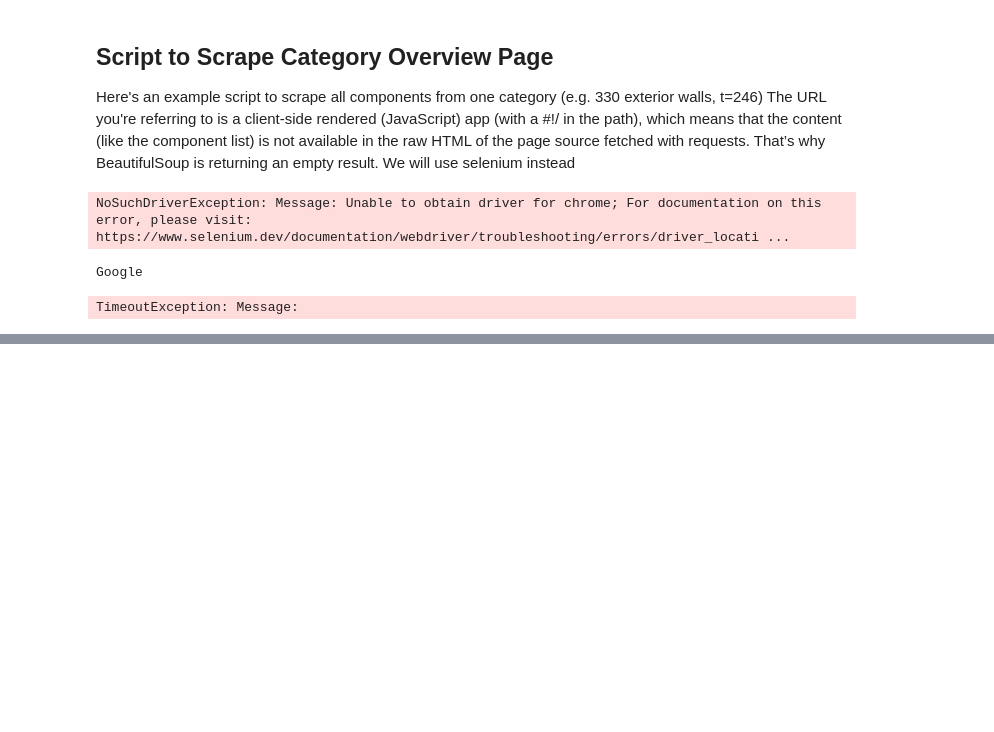
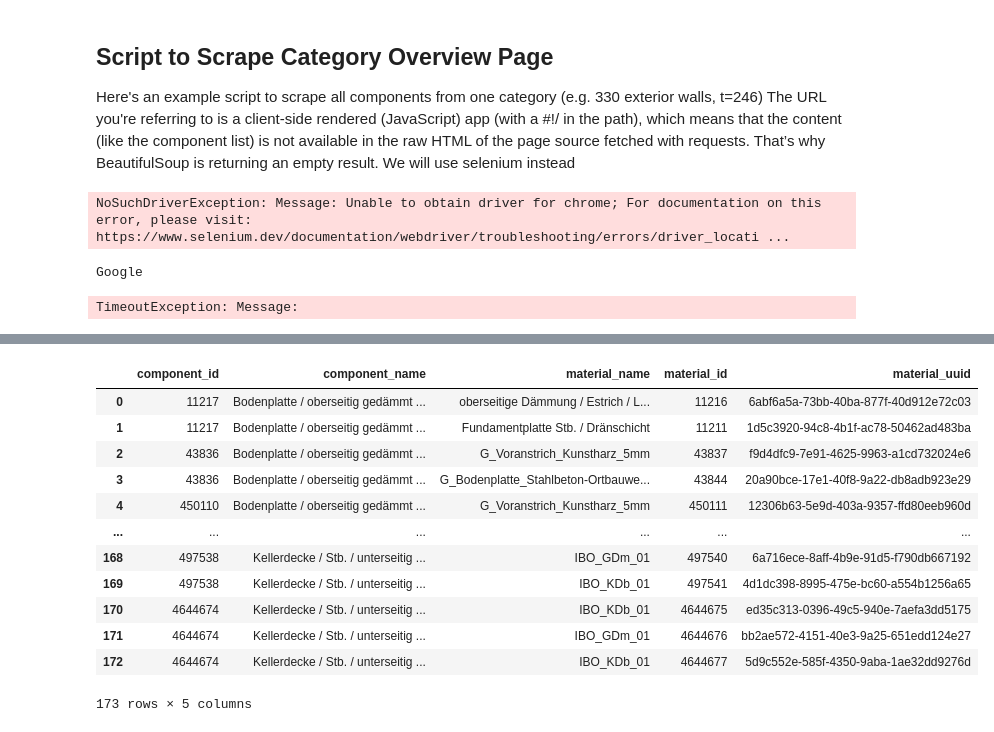
Before and after one commit to n3xtcoder-ai4impact/bbsr-challenge, a Jupyter notebook: elca_scrapping.ipynb, the cells around one changed output, grey strips where cells are left out. Cells and saved outputs as stored; diff of their text form; code cells hidden in the pictures; blank space fills up the shorter version.

```diff
--- a/elca_scrapping.ipynb
+++ b/elca_scrapping.ipynb
@@ -271,7 +271,7 @@ import time
 
 # === STEP 1: Setup Chrome ===
 options = Options()
-options.add_argument("--headless")
+options.add_argument("--headless=new")
 options.add_argument("--no-sandbox")
 options.add_argument("--disable-dev-shm-usage")
 service = Service("/usr/local/bin/chromedriver")
@@ -283,16 +283,20 @@ driver.get("https://www.bauteileditor.de")
 time.sleep(1)
 
 # === STEP 3: Add your session cookie ===
+
 driver.add_cookie({
     'name': 'sid',
-    'value': '17f98ed892c219e814ccc434836ee213',  # <-- YOUR SID HERE
+    'value': "17f98ed892c219e814ccc434836ee213",
     'domain': 'www.bauteileditor.de',
     'path': '/',
+    'secure': True,
+    'httpOnly': True,
+    'sameSite': 'Strict'
 })
 
 # === STEP 4: Now visit the protected page ===
 driver.get("https://www.bauteileditor.de/elements/#!/elements/list/?t=246")
-time.sleep(3)
+time.sleep(5)
 
 # === STEP 5: Scroll to load content ===
 last_height = driver.execute_script("return document.body.scrollHeight")
@@ -333,0 +830,16 @@ TimeoutException: Message:
+# %%
+df_all
+# %% [output]
+|  | component_id | component_name | material_name | material_id | material_uuid |
+| 0 | 11217 | Bodenplatte / oberseitig gedämmt ... | oberseitige Dämmung / Estrich / L... | 11216 | 6abf6a5a-73bb-40ba-877f-40d912e72c03 |
+| 1 | 11217 | Bodenplatte / oberseitig gedämmt ... | Fundamentplatte Stb. / Dränschicht | 11211 | 1d5c3920-94c8-4b1f-ac78-50462ad483ba |
+| 2 | 43836 | Bodenplatte / oberseitig gedämmt ... | G_Voranstrich_Kunstharz_5mm | 43837 | f9d4dfc9-7e91-4625-9963-a1cd732024e6 |
+| 3 | 43836 | Bodenplatte / oberseitig gedämmt ... | G_Bodenplatte_Stahlbeton-Ortbauwe... | 43844 | 20a90bce-17e1-40f8-9a22-db8adb923e29 |
+| 4 | 450110 | Bodenplatte / oberseitig gedämmt ... | G_Voranstrich_Kunstharz_5mm | 450111 | 12306b63-5e9d-403a-9357-ffd80eeb960d |
+| ... | ... | ... | ... | ... | ... |
+| 168 | 497538 | Kellerdecke / Stb. / unterseitig ... | IBO_GDm_01 | 497540 | 6a716ece-8aff-4b9e-91d5-f790db667192 |
+| 169 | 497538 | Kellerdecke / Stb. / unterseitig ... | IBO_KDb_01 | 497541 | 4d1dc398-8995-475e-bc60-a554b1256a65 |
+| 170 | 4644674 | Kellerdecke / Stb. / unterseitig ... | IBO_KDb_01 | 4644675 | ed35c313-0396-49c5-940e-7aefa3dd5175 |
+| 171 | 4644674 | Kellerdecke / Stb. / unterseitig ... | IBO_GDm_01 | 4644676 | bb2ae572-4151-40e3-9a25-651edd124e27 |
+| 172 | 4644674 | Kellerdecke / Stb. / unterseitig ... | IBO_KDb_01 | 4644677 | 5d9c552e-585f-4350-9aba-1ae32dd9276d |
+173 rows × 5 columns
```
Also changed, not shown: parts of 8 cells of this notebook.
